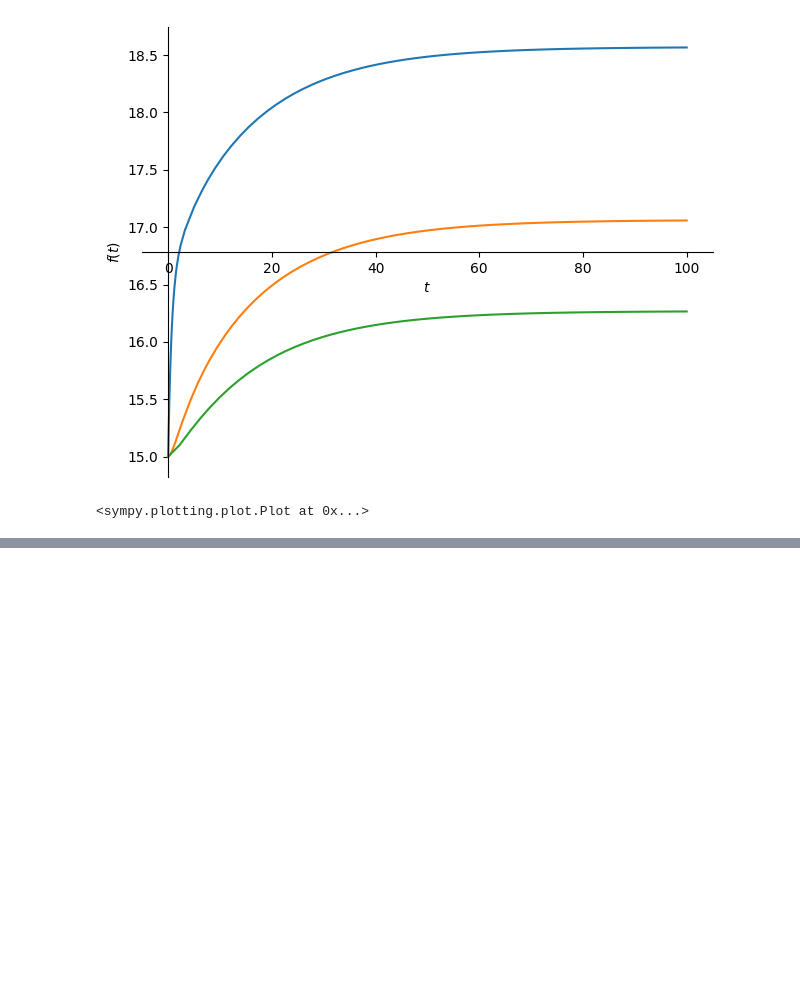
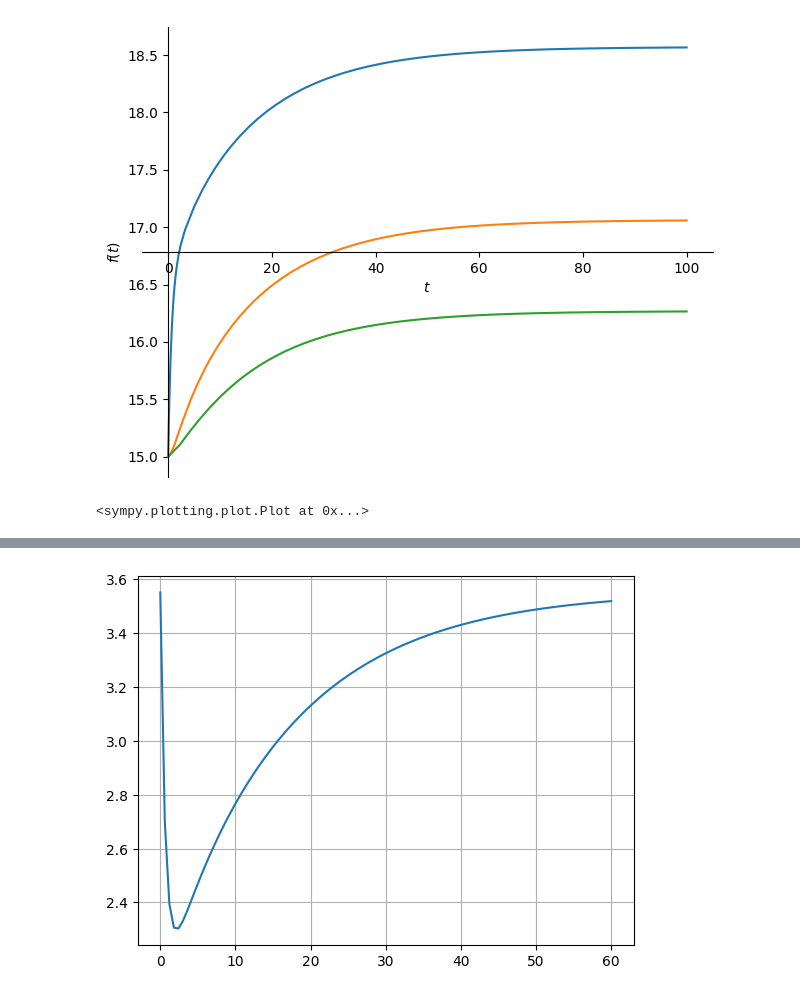
Before and after one commit to Michael-Jimenez-C/CieCom2, a Jupyter notebook: proyecto_CII.ipynb, the cells around one changed output, grey strips where cells are left out. Cells and saved outputs as stored; diff of their text form; code cells hidden in the pictures; blank space fills up the shorter version.

```diff
--- a/proyecto_CII.ipynb
+++ b/proyecto_CII.ipynb
@@ -137,0 +160,9 @@ sp.plot(sol[0],sol[1],sol[2],(t,0,100))
+# %%
+num,den=signal.ss2tf(A=np.array(A,dtype="float64"),B=np.array(B,dtype="float64"),C=np.eye(A.shape[0])[0],D=np.array([[0,0]]))
+lti = signal.lti(num,den)
+T=np.linspace(0,60,100)
+
+t_, y ,k= signal.lsim(lti,T=T,X0=15,U=15+0*T)
+plt.plot(t_, y)
+plt.grid()
+# %% [output]
@@ -137,0 +171 @@ sp.plot(sol[0],sol[1],sol[2],(t,0,100))
+[figure, added]
```
Also changed, not shown: parts of 4 cells of this notebook.
